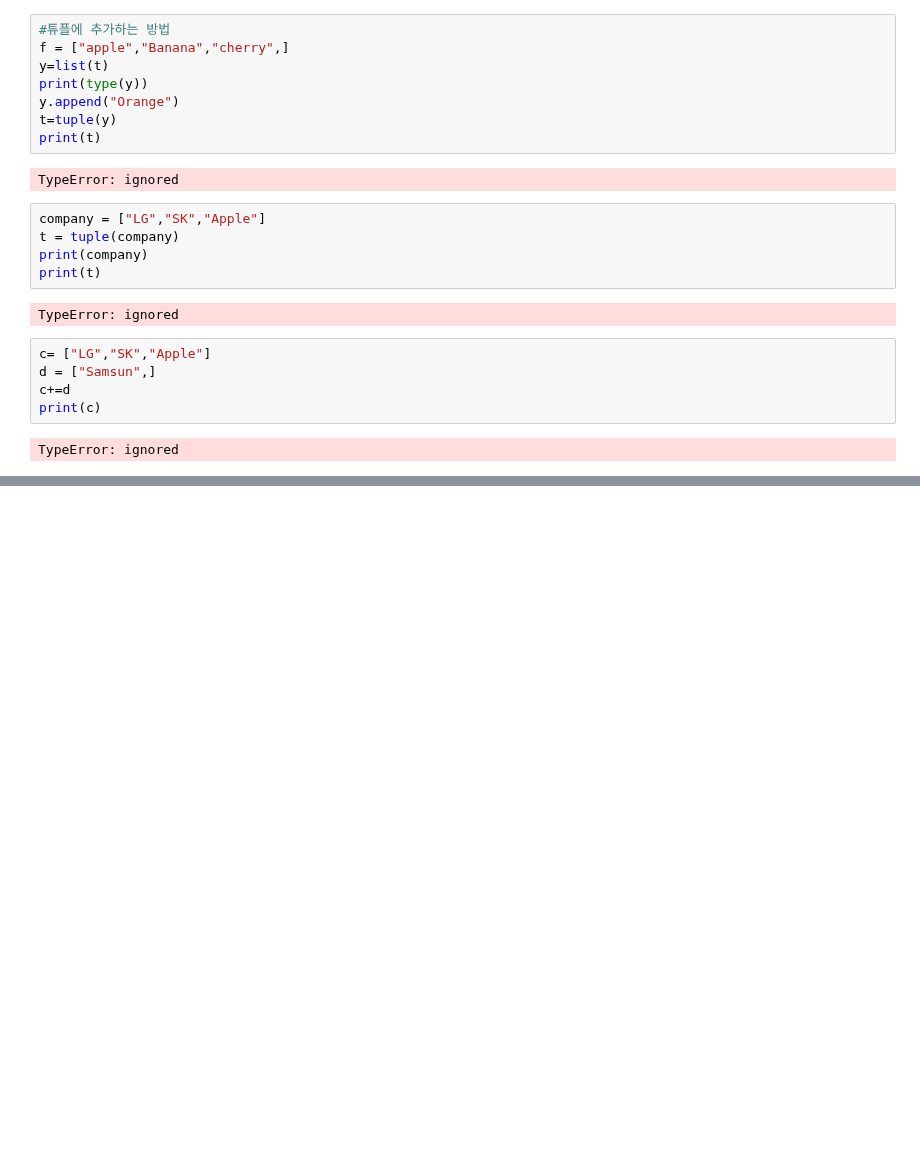
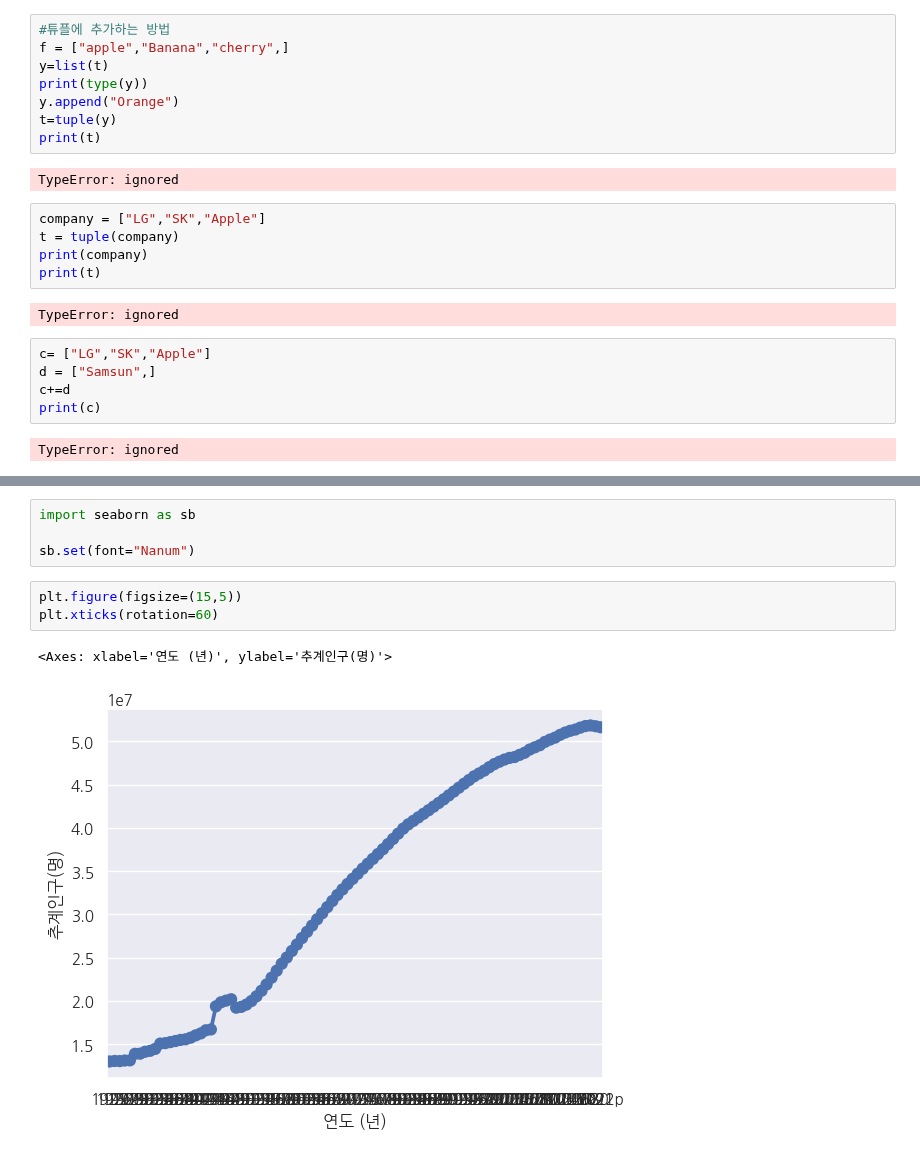
Before and after one commit to kimdoo33669/python, a Jupyter notebook: Untitled0.ipynb, the cells around one changed output, grey strips where cells are left out. Saved outputs shown, nothing was run; the diff lists cells and outputs as text; blank space fills up the shorter version.

```diff
--- a/Untitled0.ipynb
+++ b/Untitled0.ipynb
@@ -575,0 +890,10 @@ TypeError: ignored
+# %%
+import seaborn as sb
+
+sb.set(font="Nanum")
+# %%
+plt.figure(figsize=(15,5))
+plt.xticks(rotation=60)
+# %% [output]
+<Axes: xlabel='연도 (년)', ylabel='추계인구(명)'>
+[figure, added]
```
Also changed, not shown: parts of 23 cells of this notebook.
